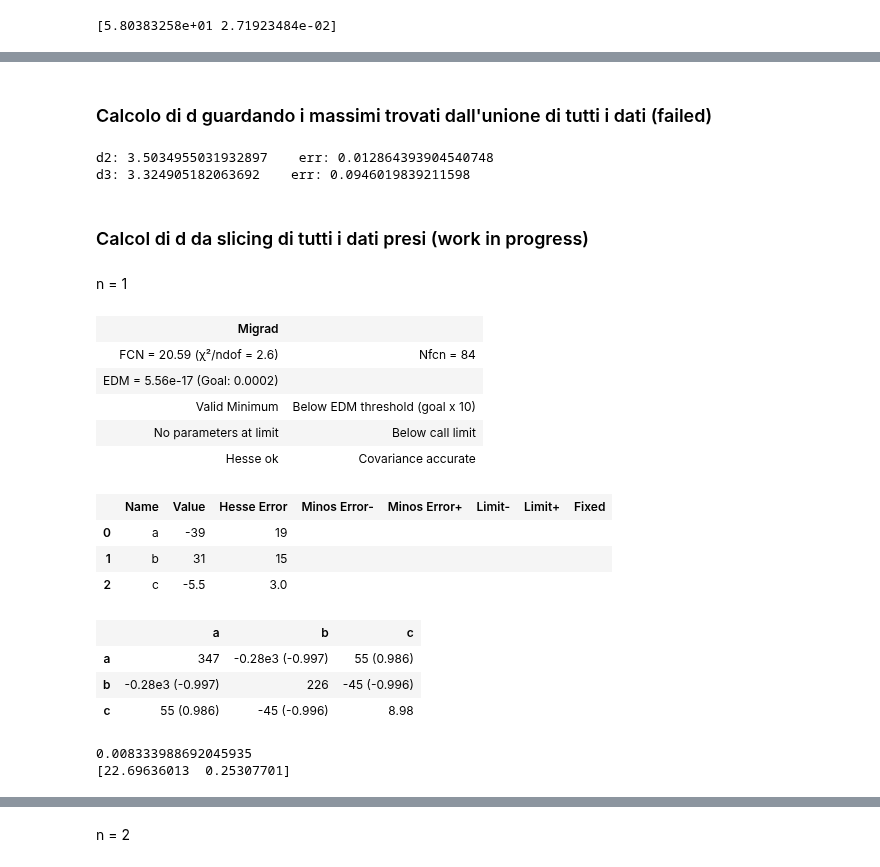
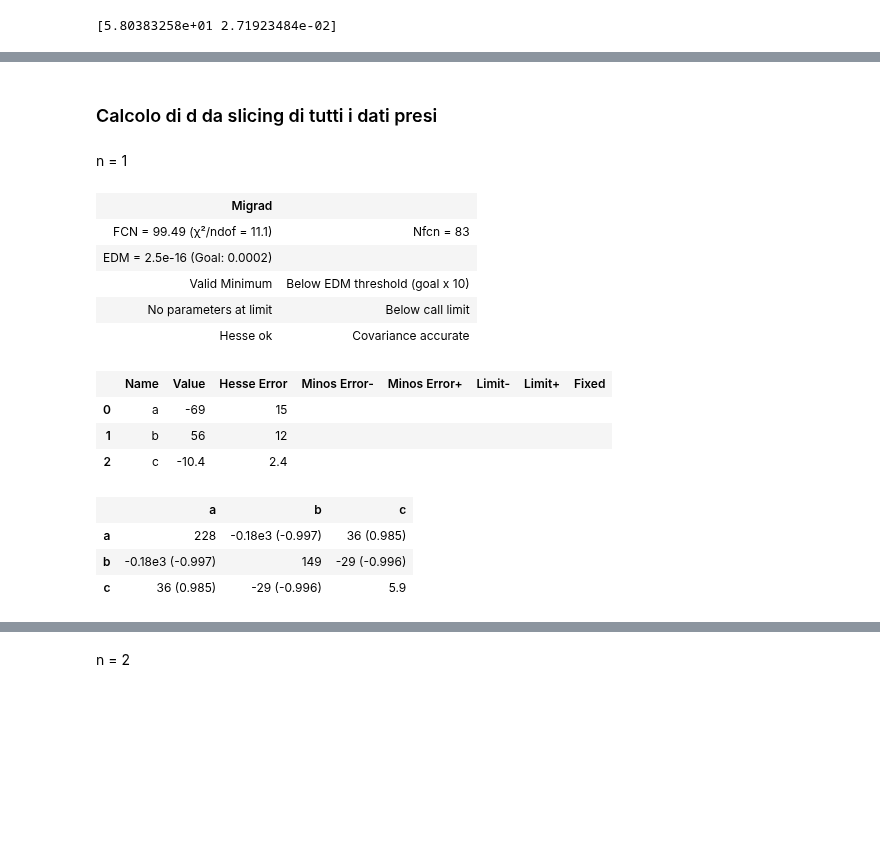
Before and after one commit to ARossiUnimib/Laboratorio-2---Gruppo-21-A.A.-2023-24, a Jupyter notebook: Notebooks/Microonde/Microonde.ipynb, the cells around one changed output, grey strips where cells are left out. Drawn from its saved outputs; the diff is of its cells as text; code cells hidden in the pictures; blank space fills up the shorter version.

```diff
--- a/Notebooks/Microonde/Microonde.ipynb
+++ b/Notebooks/Microonde/Microonde.ipynb
@@ -1006,17 +1001,2 @@ d3: (3.3592550914648336, 0.002084947930393363)
 # %% [markdown]
-### Calcolo di d guardando i massimi trovati dall'unione di tutti i dati (failed)
+### Calcolo di d da slicing di tutti i dati presi
-# %%
-d2 = (1 * 2.85) / (2 * np.sin(np.radians(24)))
-d3 = (2 * 2.85) / (2 * np.sin(np.radians(59)))
-
-err_d2 = np.abs((1 * 2.85/ 2) * np.cos(24) / (np.sin(24)**2) * np.radians(1))
-err_d3 = np.abs((2 * 2.85/ 2) * np.cos(59) / (np.sin(59)**2) * np.radians(1))
-
-
-print("d2: " + str(d2) + "    err: " + str(err_d2))
-print("d3: " + str(d3) + "    err: " + str(err_d3))
-# %% [output]
-d2: 3.5034955031932897    err: 0.012864393904540748
-d3: 3.324905182063692    err: 0.0946019839211598
-# %% [markdown]
-### Calcol di d da slicing di tutti i dati presi (work in progress)
@@ -1033,39 +1005,34 @@ n = 1
 # %%
 theta_1 = np.array(theta_sorted[1:13])
 M_1 = np.array(M_sorted[1:13])
 
-theta_1t = np.delete(theta_1, 7)
-M_1t = np.delete(M_1, 7)
-
-err_M = np.array([0.24] * len(M_1t))
+err_M = np.array([0.20] * len(M_1))
 
 def model(x, a, b, c):
     return c + b*x + a  *x**2
 
-minimi_quadrati = LeastSquares(theta_1t, M_1t, err_M, model)
+minimi_quadrati = LeastSquares(theta_1, M_1, err_M, model)
 m = Minuit(minimi_quadrati, a=1, b=1, c=1)
 
 m.migrad()
 m.hesse()
 display(m)
-print(pvalue(m))
 
-theta_max1 = value_and_covariance("-b/ (2*a)", b=(m.values["b"], m.errors["b"]), a =(m.values["a"], m.errors["a"]))
-print(np.degrees(theta_max1))
+a1 = m.values["a"]
+b1 = m.values["b"]
+c1 = m.values["c"]
 # %% [output]
 | Migrad |  |
-| FCN = 20.59 (χ²/ndof = 2.6) | Nfcn = 84 |
-| EDM = 5.56e-17 (Goal: 0.0002) |  |
+| FCN = 99.49 (χ²/ndof = 11.1) | Nfcn = 83 |
+| EDM = 2.5e-16 (Goal: 0.0002) |  |
 | Valid Minimum | Below EDM threshold (goal x 10) |
 | No parameters at limit | Below call limit |
 | Hesse ok | Covariance accurate |
 |  | Name | Value | Hesse Error | Minos Error- | Minos Error+ | Limit- | Limit+ | Fixed |
-| 0 | a | -39 | 19 |  |  |  |  |  |
-| 1 | b | 31 | 15 |  |  |  |  |  |
-| 2 | c | -5.5 | 3.0 |  |  |  |  |  |
+| 0 | a | -69 | 15 |  |  |  |  |  |
+| 1 | b | 56 | 12 |  |  |  |  |  |
+| 2 | c | -10.4 | 2.4 |  |  |  |  |  |
 |  | a | b | c |
-| a | 347 | -0.28e3 (-0.997) | 55 (0.986) |
-| b | -0.28e3 (-0.997) | 226 | -45 (-0.996) |
-| c | 55 (0.986) | -45 (-0.996) | 8.98 |
+| a | 228 | -0.18e3 (-0.997) | 36 (0.985) |
+| b | -0.18e3 (-0.997) | 149 | -29 (-0.996) |
+| c | 36 (0.985) | -29 (-0.996) | 5.9 |
-0.008333988692045935
-[22.69636013  0.25307701]
```
Also changed, not shown: parts of 16 cells of this notebook.
